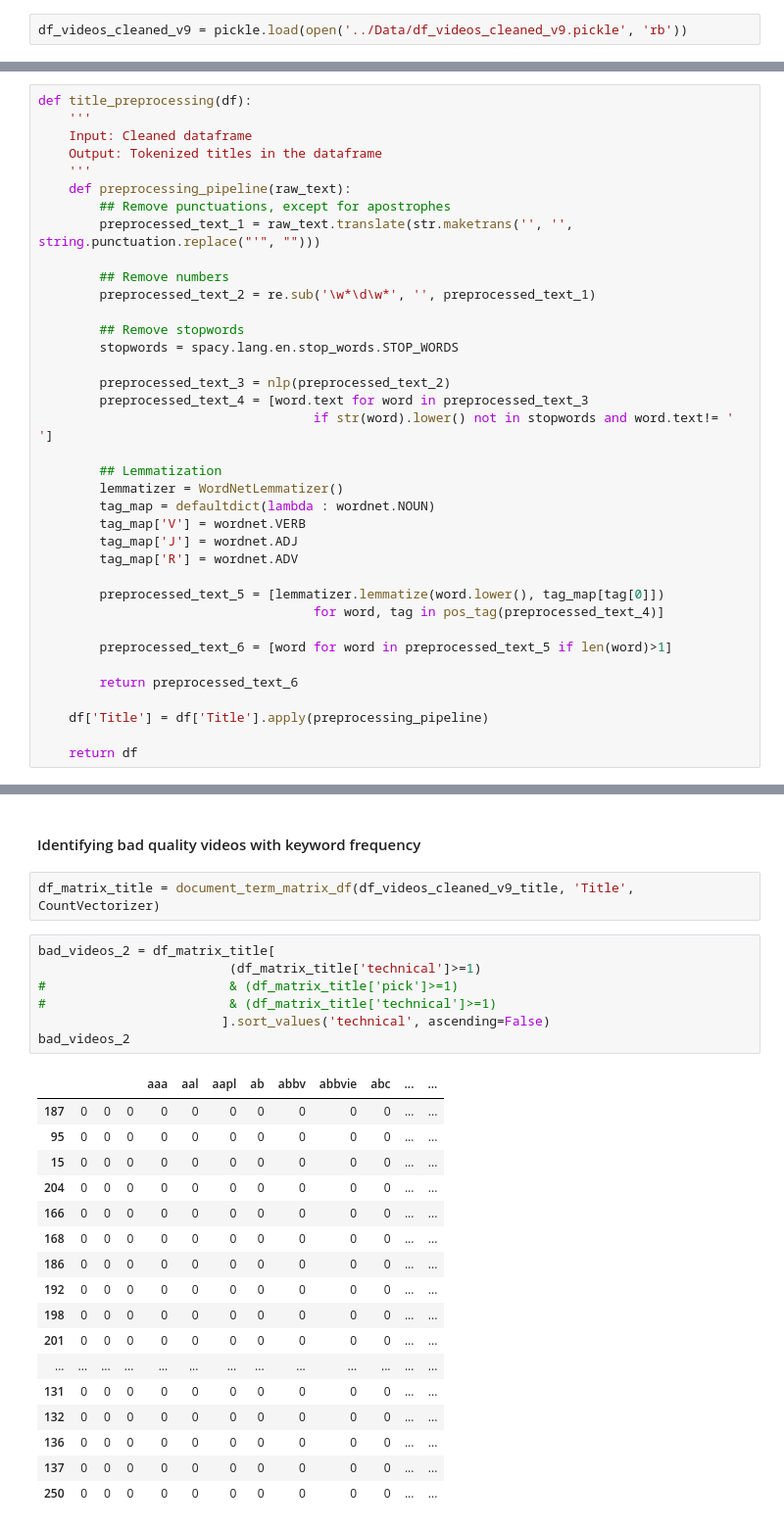
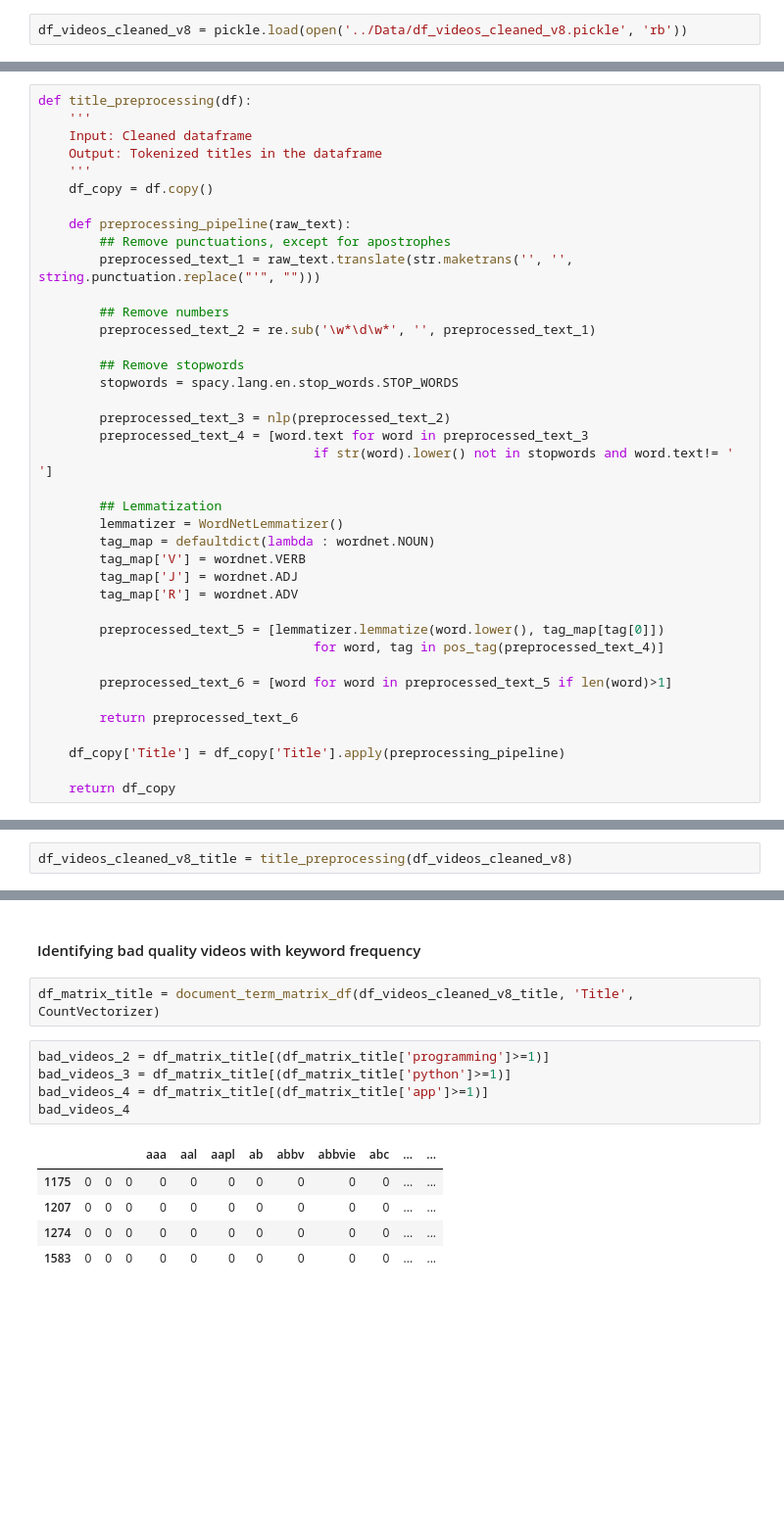
Before and after one commit to mkschoi/project5_youtube_recommender, a Jupyter notebook: Code/word_embed_freq_sentiment.ipynb, the cells around one changed output, grey strips where cells are left out. Shown: that part at 98% size. Cells and saved outputs as stored; diff of their text form; blank space fills up the shorter version.

```diff
--- a/Code/word_embed_freq_sentiment.ipynb
+++ b/Code/word_embed_freq_sentiment.ipynb
@@ -28,7 +32,7 @@ from gensim.models import word2vec
 %load_ext autoreload
 %autoreload 2
 # %%
-df_videos_cleaned_v9 = pickle.load(open('../Data/df_videos_cleaned_v9.pickle', 'rb'))
+df_videos_cleaned_v8 = pickle.load(open('../Data/df_videos_cleaned_v8.pickle', 'rb'))
 # %% [markdown]
 ### All the functions (Need to put these into a separate .py file)
 # %%
@@ -37,6 +41,8 @@ def title_preprocessing(df):
     Input: Cleaned dataframe
     Output: Tokenized titles in the dataframe
     '''
+    df_copy = df.copy()
+
     def preprocessing_pipeline(raw_text):
         ## Remove punctuations, except for apostrophes
         preprocessed_text_1 = raw_text.translate(str.maketrans('', '', string.punctuation.replace("'", "")))
@@ -65,7 +71,7 @@ def title_preprocessing(df):
 
         return preprocessed_text_6
 
-    df['Title'] = df['Title'].apply(preprocessing_pipeline)
+    df_copy['Title'] = df_copy['Title'].apply(preprocessing_pipeline)
 
-    return df
+    return df_copy
 # %%
@@ -243,0 +271,2 @@ word2vec_plot(df_videos_cleaned_v9_title, 'Title', 5, 3)
+# %%
+df_videos_cleaned_v8_title = title_preprocessing(df_videos_cleaned_v8)
@@ -257,29 +290,15 @@ word2vec_most_similar(df_videos_cleaned_v9_title, 'Title', 5, 3, 'trading')
 # %% [markdown]
 #### Identifying bad quality videos with keyword frequency
 # %%
-df_matrix_title = document_term_matrix_df(df_videos_cleaned_v9_title, 'Title', CountVectorizer)
+df_matrix_title = document_term_matrix_df(df_videos_cleaned_v8_title, 'Title', CountVectorizer)
 # %%
-bad_videos_2 = df_matrix_title[
-                         (df_matrix_title['technical']>=1)
-#                        & (df_matrix_title['pick']>=1)
-#                        & (df_matrix_title['technical']>=1)
-                        ].sort_values('technical', ascending=False)
-bad_videos_2
+bad_videos_2 = df_matrix_title[(df_matrix_title['programming']>=1)]
+bad_videos_3 = df_matrix_title[(df_matrix_title['python']>=1)]
+bad_videos_4 = df_matrix_title[(df_matrix_title['app']>=1)]
+bad_videos_4
 # %% [output]
 |  |  |  |  | aaa | aal | aapl | ab | abbv | abbvie | abc | ... | ... |
-| 187 | 0 | 0 | 0 | 0 | 0 | 0 | 0 | 0 | 0 | 0 | ... | ... |
-| 95 | 0 | 0 | 0 | 0 | 0 | 0 | 0 | 0 | 0 | 0 | ... | ... |
-| 15 | 0 | 0 | 0 | 0 | 0 | 0 | 0 | 0 | 0 | 0 | ... | ... |
-| 204 | 0 | 0 | 0 | 0 | 0 | 0 | 0 | 0 | 0 | 0 | ... | ... |
-| 166 | 0 | 0 | 0 | 0 | 0 | 0 | 0 | 0 | 0 | 0 | ... | ... |
-| 168 | 0 | 0 | 0 | 0 | 0 | 0 | 0 | 0 | 0 | 0 | ... | ... |
-| 186 | 0 | 0 | 0 | 0 | 0 | 0 | 0 | 0 | 0 | 0 | ... | ... |
-| 192 | 0 | 0 | 0 | 0 | 0 | 0 | 0 | 0 | 0 | 0 | ... | ... |
-| 198 | 0 | 0 | 0 | 0 | 0 | 0 | 0 | 0 | 0 | 0 | ... | ... |
-| 201 | 0 | 0 | 0 | 0 | 0 | 0 | 0 | 0 | 0 | 0 | ... | ... |
-| ... | ... | ... | ... | ... | ... | ... | ... | ... | ... | ... | ... | ... |
-| 131 | 0 | 0 | 0 | 0 | 0 | 0 | 0 | 0 | 0 | 0 | ... | ... |
-| 132 | 0 | 0 | 0 | 0 | 0 | 0 | 0 | 0 | 0 | 0 | ... | ... |
-| 136 | 0 | 0 | 0 | 0 | 0 | 0 | 0 | 0 | 0 | 0 | ... | ... |
-| 137 | 0 | 0 | 0 | 0 | 0 | 0 | 0 | 0 | 0 | 0 | ... | ... |
-| 250 | 0 | 0 | 0 | 0 | 0 | 0 | 0 | 0 | 0 | 0 | ... | ... |
+| 1175 | 0 | 0 | 0 | 0 | 0 | 0 | 0 | 0 | 0 | 0 | ... | ... |
+| 1207 | 0 | 0 | 0 | 0 | 0 | 0 | 0 | 0 | 0 | 0 | ... | ... |
+| 1274 | 0 | 0 | 0 | 0 | 0 | 0 | 0 | 0 | 0 | 0 | ... | ... |
+| 1583 | 0 | 0 | 0 | 0 | 0 | 0 | 0 | 0 | 0 | 0 | ... | ... |
```
Also changed, not shown: parts of 26 cells of this notebook, 11 other files.
